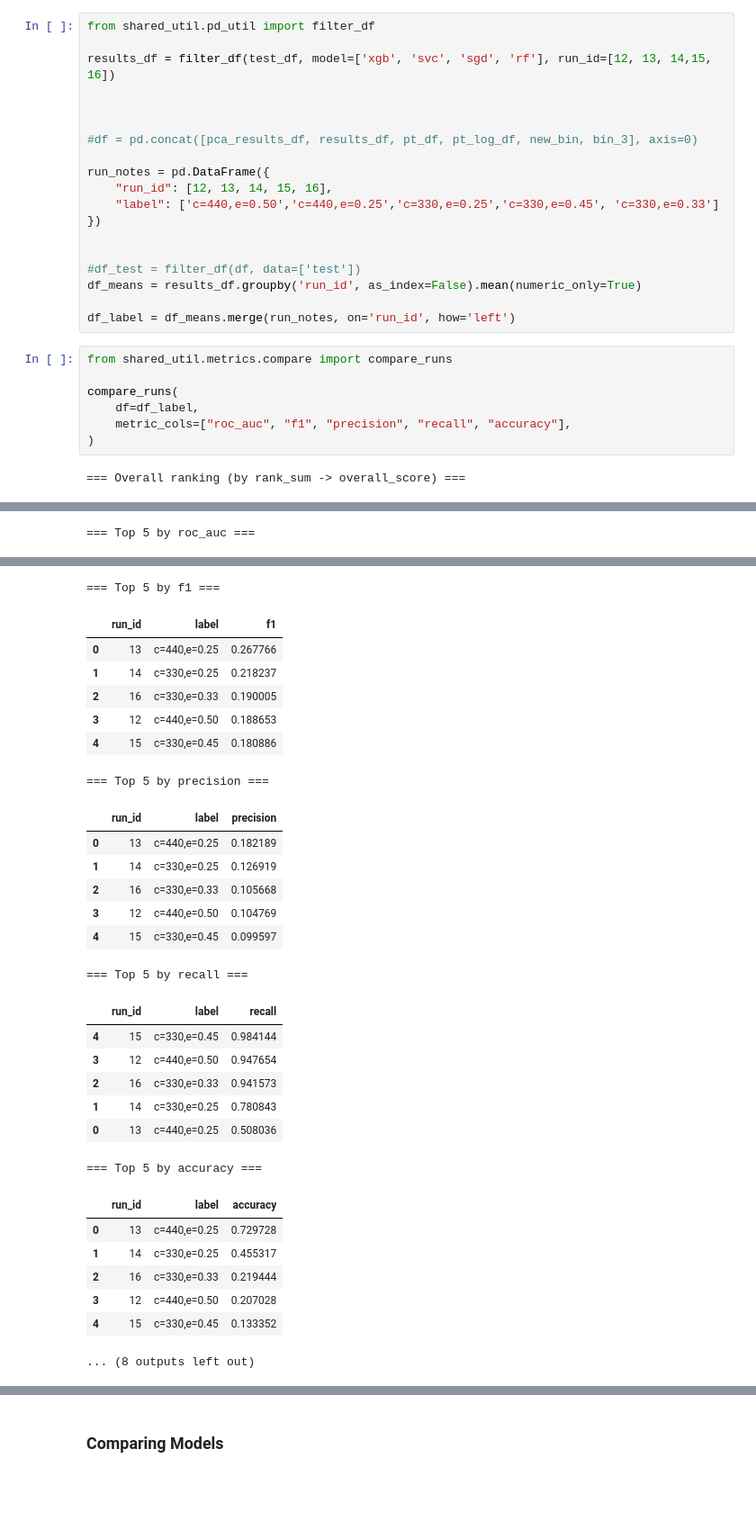
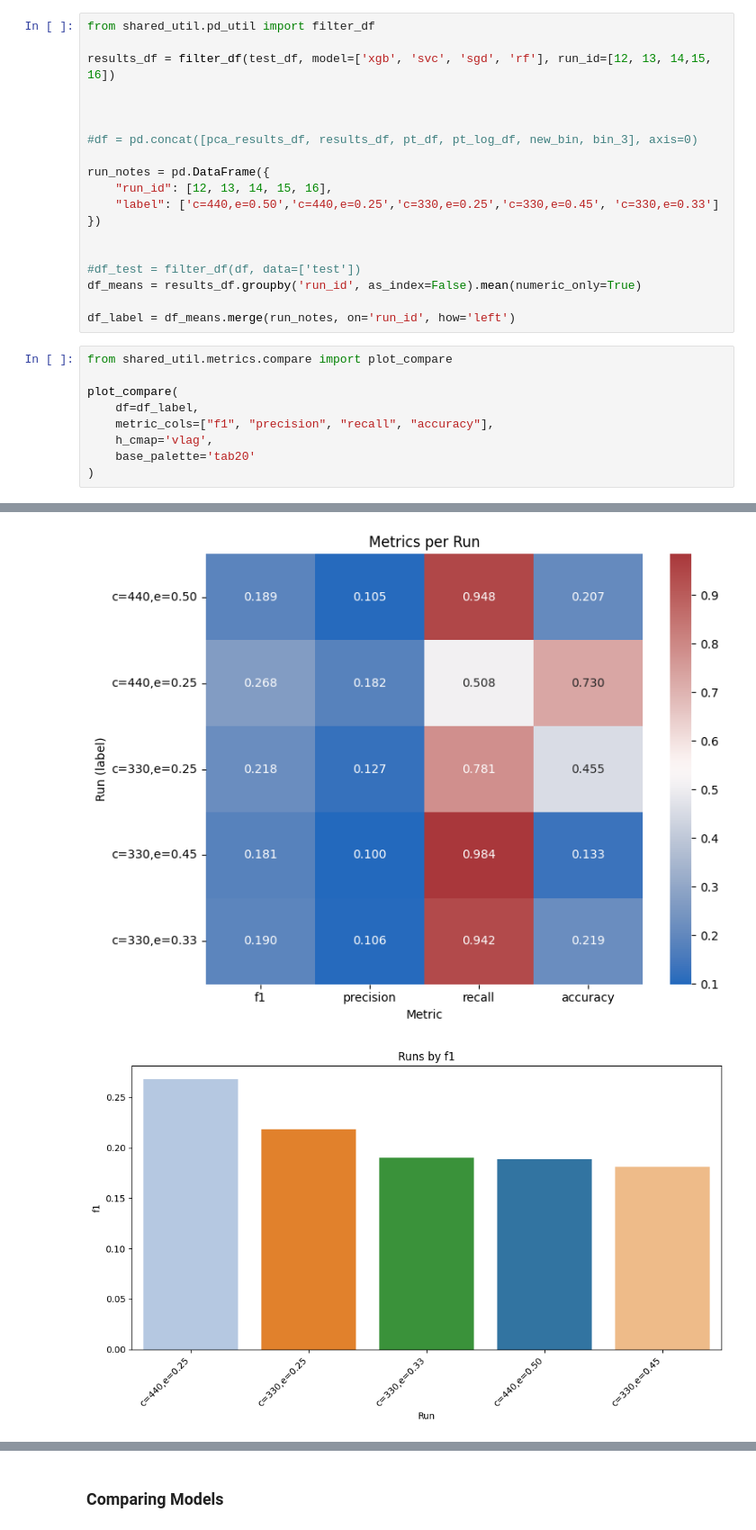
Before and after one commit to meaton96/Eaton_633_Project, a Jupyter notebook: notebooks/000_Main.ipynb, the cells around one changed output, grey strips where cells are left out. Shown at 90% size. Drawn from its saved outputs; the diff is of its cells as text; blank space fills up the shorter version.

```diff
--- a/notebooks/000_Main.ipynb
+++ b/notebooks/000_Main.ipynb
@@ -98,11 +98,12 @@ df_means = results_df.groupby('run_id', as_index=False).mean(numeric_only=True)
 
 df_label = df_means.merge(run_notes, on='run_id', how='left')
 # %%
-from shared_util.metrics.compare import compare_runs
+from shared_util.metrics.compare import plot_compare
 
-compare_runs(
+plot_compare(
     df=df_label,
-    metric_cols=["roc_auc", "f1", "precision", "recall", "accuracy"],
+    metric_cols=["f1", "precision", "recall", "accuracy"],
+    h_cmap='vlag',
+    base_palette='tab20'
 )
 # %% [output]
-=== Overall ranking (by rank_sum -> overall_score) ===
@@ -115 +109,0 @@ compare_runs(
-=== Top 5 by roc_auc ===
@@ -122,29 +110,2 @@ compare_runs(
-=== Top 5 by f1 ===
-|  | run_id | label | f1 |
-| 0 | 13 | c=440,e=0.25 | 0.267766 |
-| 1 | 14 | c=330,e=0.25 | 0.218237 |
-| 2 | 16 | c=330,e=0.33 | 0.190005 |
-| 3 | 12 | c=440,e=0.50 | 0.188653 |
-| 4 | 15 | c=330,e=0.45 | 0.180886 |
-=== Top 5 by precision ===
-|  | run_id | label | precision |
-| 0 | 13 | c=440,e=0.25 | 0.182189 |
-| 1 | 14 | c=330,e=0.25 | 0.126919 |
-| 2 | 16 | c=330,e=0.33 | 0.105668 |
-| 3 | 12 | c=440,e=0.50 | 0.104769 |
-| 4 | 15 | c=330,e=0.45 | 0.099597 |
-=== Top 5 by recall ===
-|  | run_id | label | recall |
-| 4 | 15 | c=330,e=0.45 | 0.984144 |
-| 3 | 12 | c=440,e=0.50 | 0.947654 |
-| 2 | 16 | c=330,e=0.33 | 0.941573 |
-| 1 | 14 | c=330,e=0.25 | 0.780843 |
-| 0 | 13 | c=440,e=0.25 | 0.508036 |
-=== Top 5 by accuracy ===
-|  | run_id | label | accuracy |
-| 0 | 13 | c=440,e=0.25 | 0.729728 |
-| 1 | 14 | c=330,e=0.25 | 0.455317 |
-| 2 | 16 | c=330,e=0.33 | 0.219444 |
-| 3 | 12 | c=440,e=0.50 | 0.207028 |
-| 4 | 15 | c=330,e=0.45 | 0.133352 |
-... (8 outputs left out)
+[figure, added]
+[figure, added]
```
Also changed, not shown: parts of 4 cells of this notebook, 3 other files.
